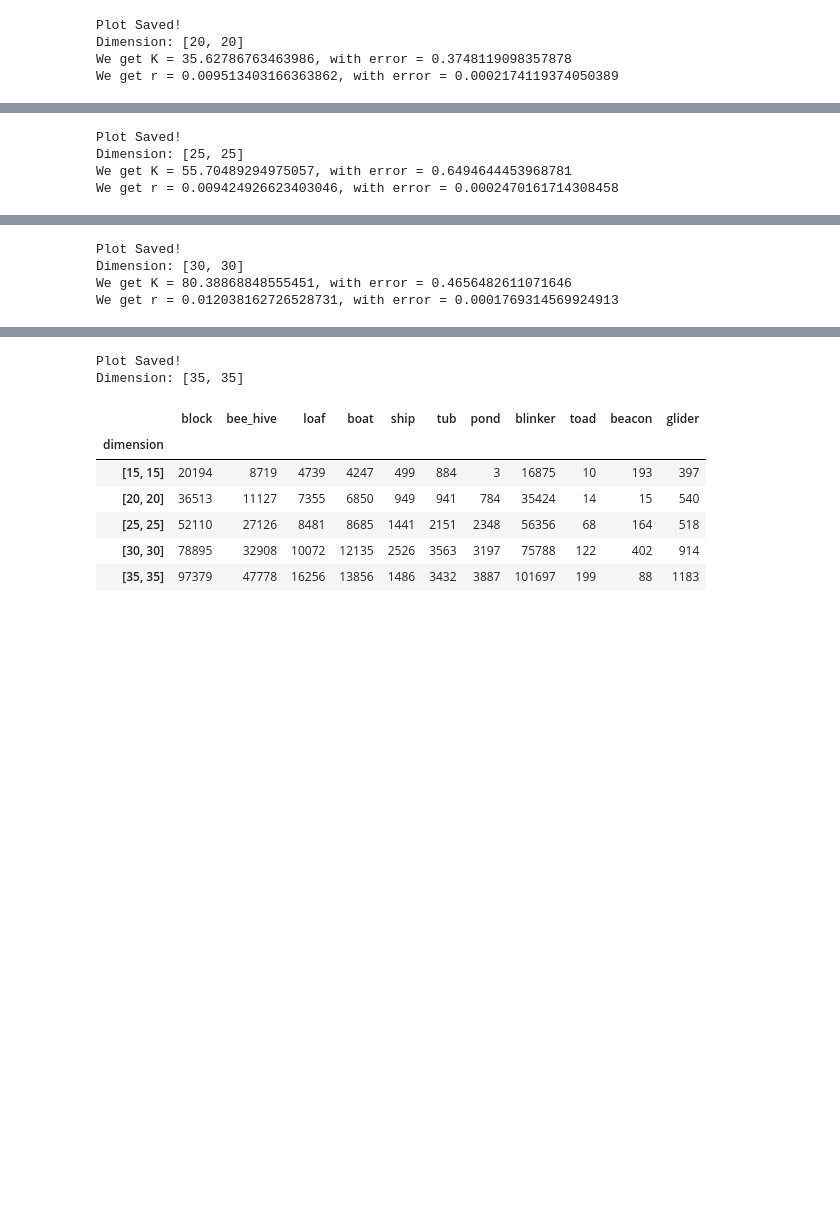
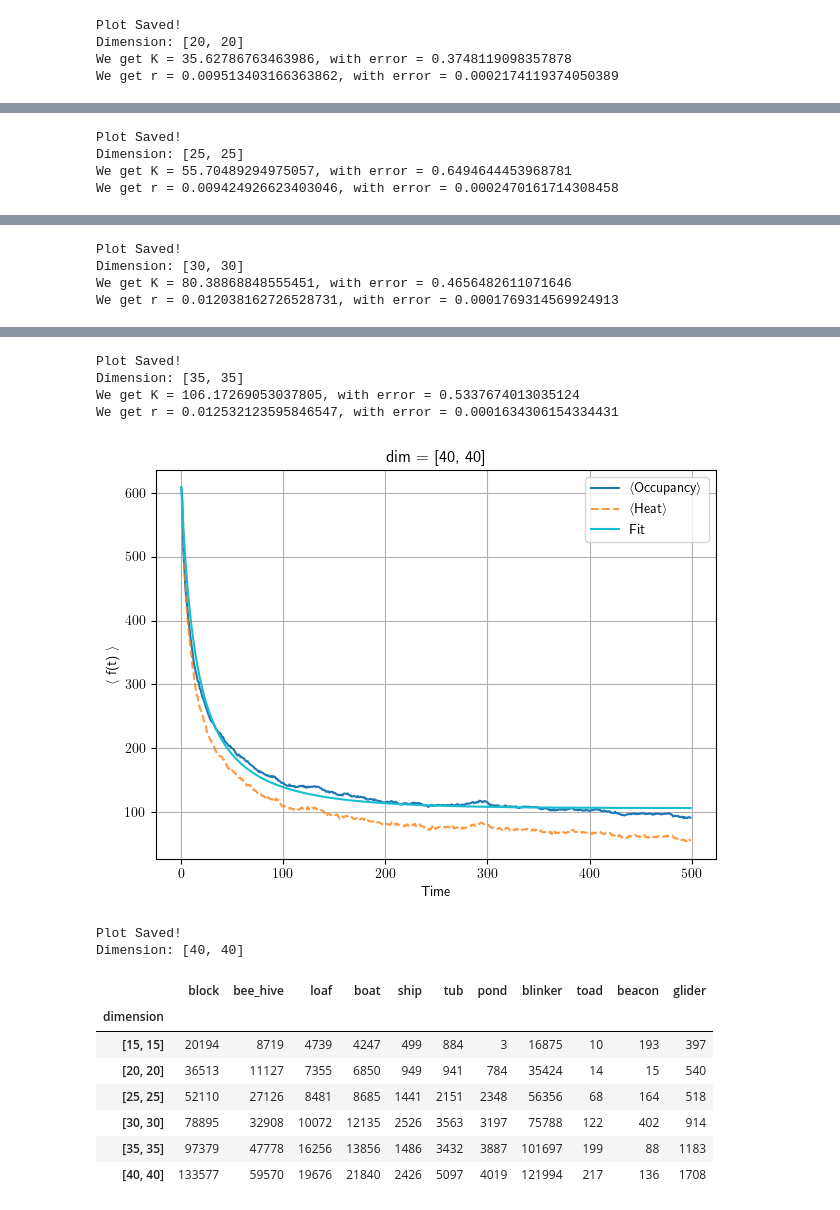
Before and after one commit to RiccardoTancredi/GameofLife, a Jupyter notebook: analisi_freq_lives.ipynb, the cells around one changed output, grey strips where cells are left out. Drawn from its saved outputs; the diff is of its cells as text; code cells hidden in the pictures; blank space fills up the shorter version.

```diff
--- a/analisi_freq_lives.ipynb
+++ b/analisi_freq_lives.ipynb
@@ -19,7 +19,7 @@ pattern_period = {"block" : 1, "bee_hive" : 1, "loaf" : 1, "boat" : 1, "ship" :
 
 
 folder_name = 'data/'
-all_dim = [[i, i] for i in [15, 20, 25, 30, 35]]    #, 40
+all_dim = [[i, i] for i in [15, 20, 25, 30, 35, 40]]
 all_seed = list(range(100, 200))
 native = 37.5
 all_native = [native]
@@ -114,33 +114,39 @@ We get r = 0.0034596189860200666, with error = 0.00011244736043861353
 [figure]
 Plot Saved!
 Dimension: [15, 15]
 We get K = 15.103769398979736, with error = 0.3053959242639392
 We get r = 0.00538452503523449, with error = 0.00017242788902094953
 [figure]
 Plot Saved!
 Dimension: [20, 20]
 We get K = 35.62786763463986, with error = 0.3748119098357878
 We get r = 0.009513403166363862, with error = 0.0002174119374050389
 [figure]
 Plot Saved!
 Dimension: [25, 25]
 We get K = 55.70489294975057, with error = 0.6494644453968781
 We get r = 0.009424926623403046, with error = 0.0002470161714308458
 [figure]
 Plot Saved!
 Dimension: [30, 30]
 We get K = 80.38868848555451, with error = 0.4656482611071646
 We get r = 0.012038162726528731, with error = 0.0001769314569924913
 [figure]
 Plot Saved!
 Dimension: [35, 35]
+We get K = 106.17269053037805, with error = 0.5337674013035124
+We get r = 0.012532123595846547, with error = 0.0001634306154334431
+[figure, added]
+Plot Saved!
+Dimension: [40, 40]
 |  | block | bee_hive | loaf | boat | ship | tub | pond | blinker | toad | beacon | glider |
 | dimension |  |  |  |  |  |  |  |  |  |  |  |
 | [15, 15] | 20194 | 8719 | 4739 | 4247 | 499 | 884 | 3 | 16875 | 10 | 193 | 397 |
 | [20, 20] | 36513 | 11127 | 7355 | 6850 | 949 | 941 | 784 | 35424 | 14 | 15 | 540 |
 | [25, 25] | 52110 | 27126 | 8481 | 8685 | 1441 | 2151 | 2348 | 56356 | 68 | 164 | 518 |
 | [30, 30] | 78895 | 32908 | 10072 | 12135 | 2526 | 3563 | 3197 | 75788 | 122 | 402 | 914 |
 | [35, 35] | 97379 | 47778 | 16256 | 13856 | 1486 | 3432 | 3887 | 101697 | 199 | 88 | 1183 |
+| [40, 40] | 133577 | 59570 | 19676 | 21840 | 2426 | 5097 | 4019 | 121994 | 217 | 136 | 1708 |
 # %%
 df_lives = pd.DataFrame(all_lives, index=index, columns=patterns)
 df_lives.index.name = 'dimension'
```
Also changed, not shown: parts of 12 cells of this notebook, 17 other files.
